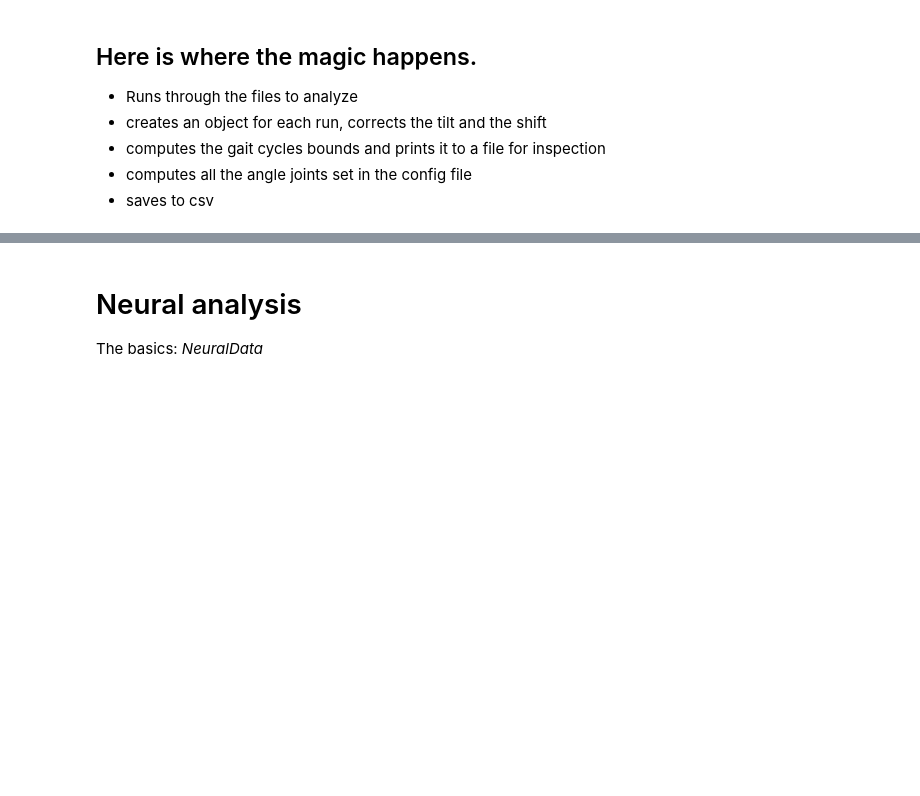
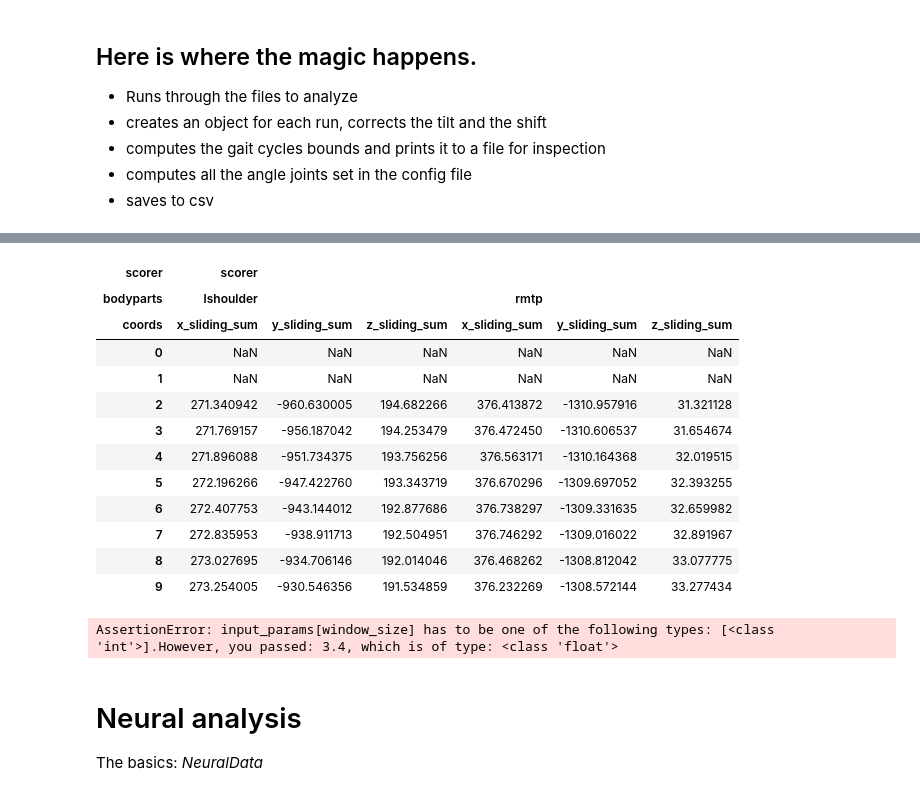
Before and after one commit to ELGarulli/neurokin, a Jupyter notebook: DEMO_neural_gait_correlation.ipynb, the cells around one changed output, grey strips where cells are left out. Saved outputs shown, nothing was run; the diff lists cells and outputs as text; code cells hidden in the pictures; blank space fills up the shorter version.

```diff
--- a/DEMO_neural_gait_correlation.ipynb
+++ b/DEMO_neural_gait_correlation.ipynb
@@ -70,3 +98,31 @@ kin_data.plot_step_partition(step_left_marker, step_right_marker, ax_l=axs[0], a
+# %%
+# with user adjusted params:
+params = {'window_size': 3, 'aggregation_method': 'sum'}
+feature_extraction_strat = SampleFeatureExtractionStrategy(sliced_marker_df=df, params = params)
+extracted_features_df = feature_extraction_strat.extract_features(source_marker_ids=['lshoulder', 'rmtp'])
+extracted_features_df.head(10)
+# %% [output]
+| scorer | scorer |  |  |  |  |  |
+| bodyparts | lshoulder |  |  | rmtp |  |  |
+| coords | x_sliding_sum | y_sliding_sum | z_sliding_sum | x_sliding_sum | y_sliding_sum | z_sliding_sum |
+| 0 | NaN | NaN | NaN | NaN | NaN | NaN |
+| 1 | NaN | NaN | NaN | NaN | NaN | NaN |
+| 2 | 271.340942 | -960.630005 | 194.682266 | 376.413872 | -1310.957916 | 31.321128 |
+| 3 | 271.769157 | -956.187042 | 194.253479 | 376.472450 | -1310.606537 | 31.654674 |
+| 4 | 271.896088 | -951.734375 | 193.756256 | 376.563171 | -1310.164368 | 32.019515 |
+| 5 | 272.196266 | -947.422760 | 193.343719 | 376.670296 | -1309.697052 | 32.393255 |
+| 6 | 272.407753 | -943.144012 | 192.877686 | 376.738297 | -1309.331635 | 32.659982 |
+| 7 | 272.835953 | -938.911713 | 192.504951 | 376.746292 | -1309.016022 | 32.891967 |
+| 8 | 273.027695 | -934.706146 | 192.014046 | 376.468262 | -1308.812042 | 33.077775 |
+| 9 | 273.254005 | -930.546356 | 191.534859 | 376.232269 | -1308.572144 | 33.277434 |
+# %%
+# with invalid params:
+params = {'window_size': 3.4}
+feature_extraction_strat = SampleFeatureExtractionStrategy(sliced_marker_df=df, params = params)
+extracted_features_df = feature_extraction_strat.extract_features(source_marker_ids=['lshoulder', 'rmtp'])
+extracted_features_df.head(10)
+# %% [output]
+AssertionError: input_params[window_size] has to be one of the following types: [<class 'int'>].However, you passed: 3.4, which is of type: <class 'float'>
 # %% [markdown]
 # Neural analysis
 
```
Also changed, not shown: parts of 9 cells of this notebook, 4 other files.
